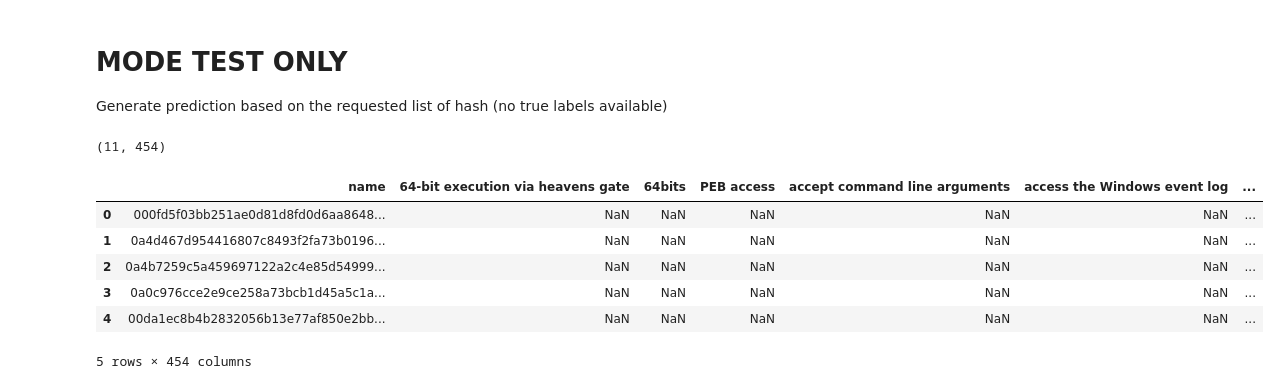
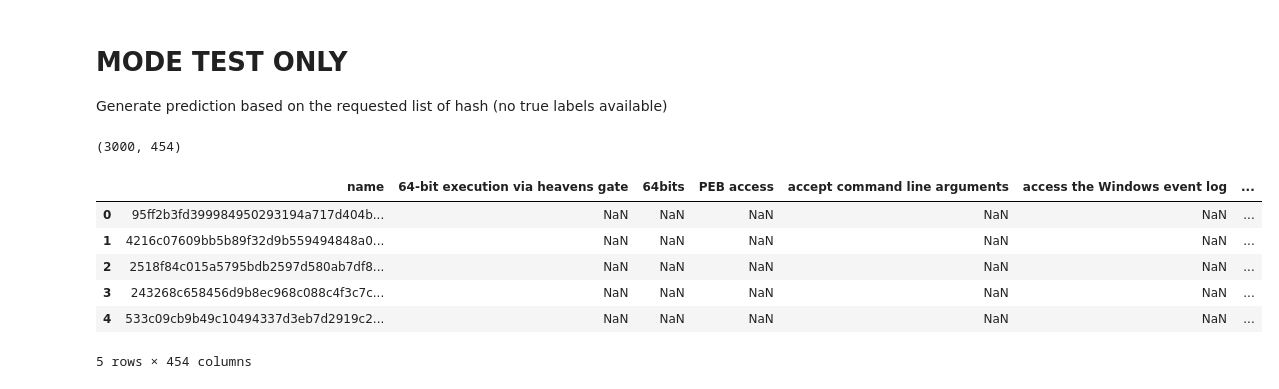
Before and after one commit to JCM-Sid/Challenge-sorbonne, a Jupyter notebook: Model_GAT_classification_PredTest.ipynb, the cells around one changed output. Drawn from its saved outputs; the diff is of its cells as text; code cells hidden in the pictures.

Commit message:
running PredTest

```diff
--- a/Model_GAT_classification_PredTest.ipynb
+++ b/Model_GAT_classification_PredTest.ipynb
@@ -949,19 +949,19 @@ Generate prediction based on the requested list of hash (no true labels availabl
 # %%
 #test_init_file = r"test_set_to_predict-JC.csv"
 #filename_test_results = r"test_prediction.csv"
-#test_path_dir = r"G:\.shortcut-targets-by-id\19Ls71oZUG1aa1uTMu1laH6Nt3qK5gSZK\Sorbonne_Data_challenge\folder_training_set"
-df_test_init = pd.read_csv(test_init_file, sep=";")
+test_path_dir = r"G:\.shortcut-targets-by-id\19Ls71oZUG1aa1uTMu1laH6Nt3qK5gSZK\Sorbonne_Data_challenge\folder_test_set"
+df_test_init = pd.read_csv(test_init_file, sep=",")
 col_to_predict = df_test_init.columns
 print(df_test_init.shape)
 df_test_init.head()
 # %% [output]
-(11, 454)
+(3000, 454)
 |  | name | 64-bit execution via heavens gate | 64bits | PEB access | accept command line arguments | access the Windows event log | ... |
-| 0 | 000fd5f03bb251ae0d81d8fd0d6aa8648... | NaN | NaN | NaN | NaN | NaN | ... |
-| 1 | 0a4d467d954416807c8493f2fa73b0196... | NaN | NaN | NaN | NaN | NaN | ... |
-| 2 | 0a4b7259c5a459697122a2c4e85d54999... | NaN | NaN | NaN | NaN | NaN | ... |
-| 3 | 0a0c976cce2e9ce258a73bcb1d45a5c1a... | NaN | NaN | NaN | NaN | NaN | ... |
-| 4 | 00da1ec8b4b2832056b13e77af850e2bb... | NaN | NaN | NaN | NaN | NaN | ... |
+| 0 | 95ff2b3fd399984950293194a717d404b... | NaN | NaN | NaN | NaN | NaN | ... |
+| 1 | 4216c07609bb5b89f32d9b559494848a0... | NaN | NaN | NaN | NaN | NaN | ... |
+| 2 | 2518f84c015a5795bdb2597d580ab7df8... | NaN | NaN | NaN | NaN | NaN | ... |
+| 3 | 243268c658456d9b8ec968c088c4f3c7c... | NaN | NaN | NaN | NaN | NaN | ... |
+| 4 | 533c09cb9b49c10494337d3eb7d2919c2... | NaN | NaN | NaN | NaN | NaN | ... |
 5 rows × 454 columns
 # %%
 print(f"Test run: {df_test_init.shape[1]-1} labels to predict for {df_test_init.shape[0]} graphs \nfrom files located: {test_path_dir}\n")
```
Also changed, not shown: parts of 2 cells of this notebook.
